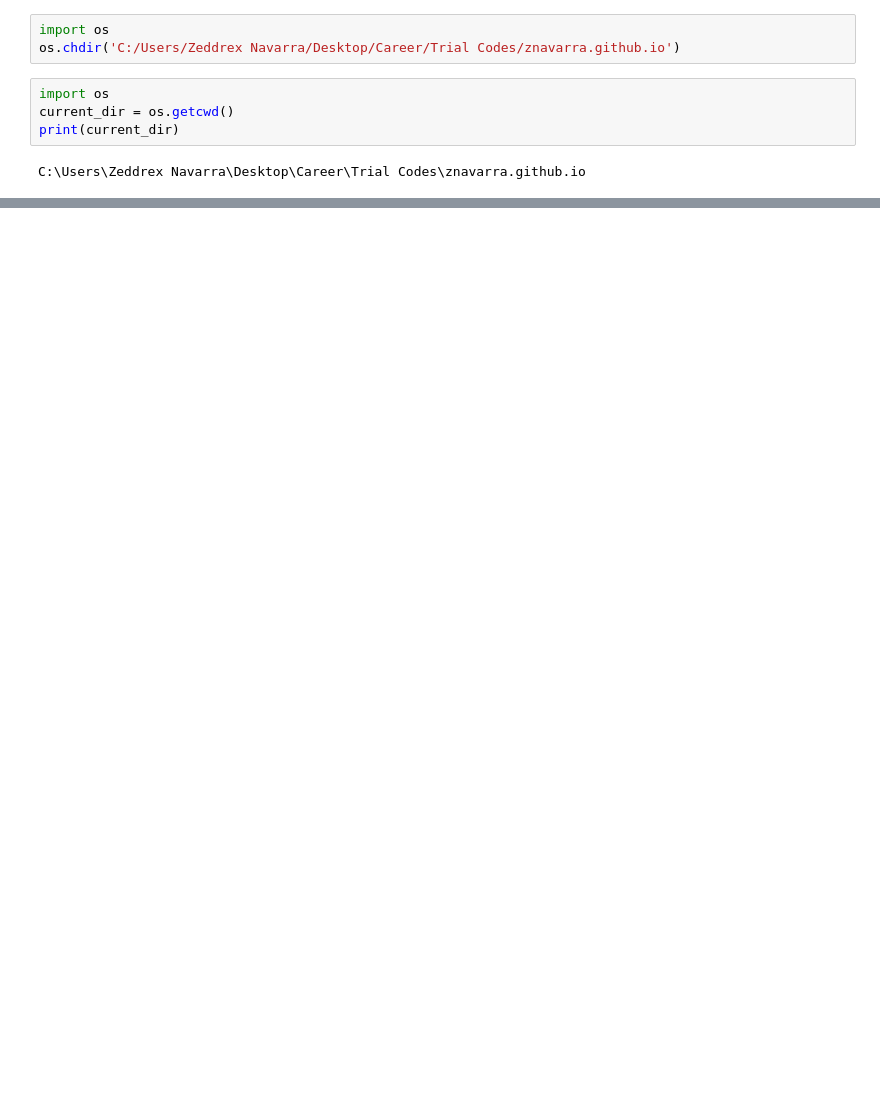
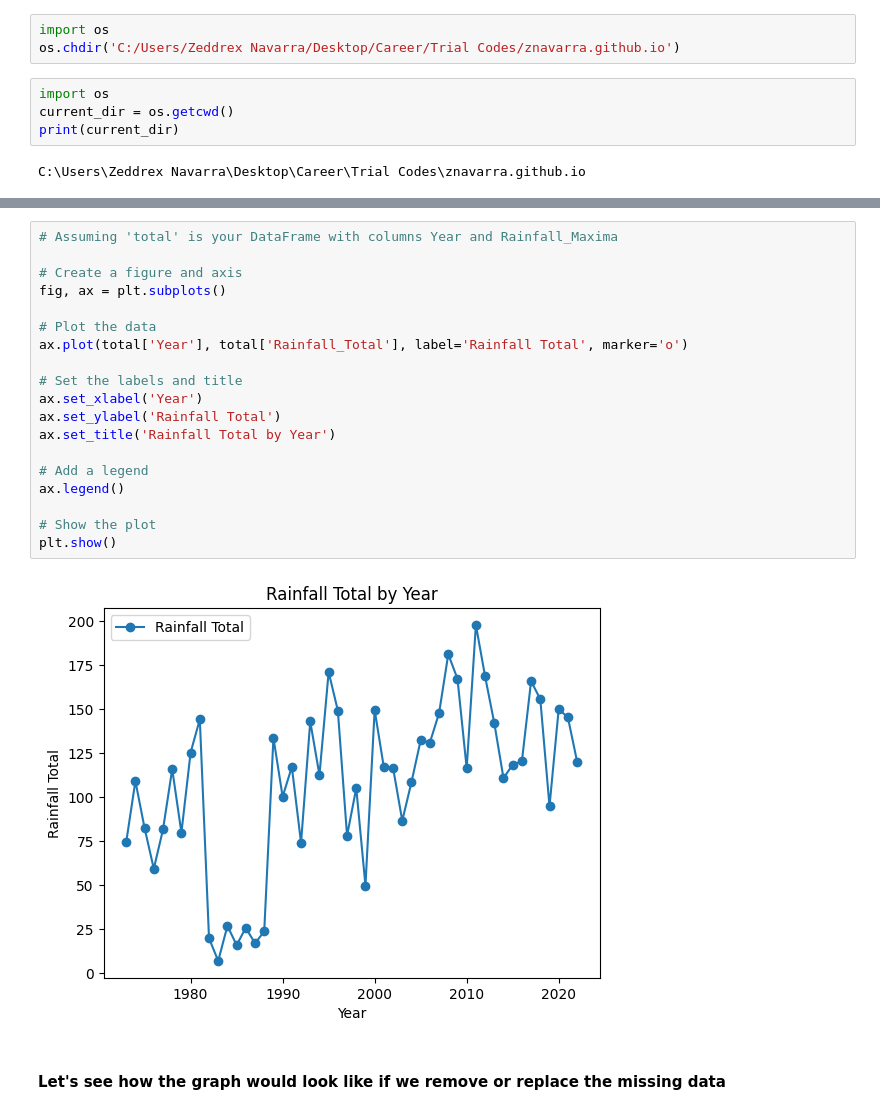
Before and after one commit to znavarra/znavarra.github.io, a Jupyter notebook: python.ipynb, the cells around one changed output, grey strips where cells are left out. Saved outputs shown, nothing was run; the diff lists cells and outputs as text; blank space fills up the shorter version.

```diff
--- a/python.ipynb
+++ b/python.ipynb
@@ -47,0 +164,23 @@ memory usage: 677.5+ KB
+# %%
+# Assuming 'total' is your DataFrame with columns Year and Rainfall_Maxima
+
+# Create a figure and axis
+fig, ax = plt.subplots()
+
+# Plot the data
+ax.plot(total['Year'], total['Rainfall_Total'], label='Rainfall Total', marker='o')
+
+# Set the labels and title
+ax.set_xlabel('Year')
+ax.set_ylabel('Rainfall Total')
+ax.set_title('Rainfall Total by Year')
+
+# Add a legend
+ax.legend()
+
+# Show the plot
+plt.show()
+# %% [output]
+[figure, added]
+# %% [markdown]
+#### Let's see how the graph would look like if we remove or replace the missing data
```
Also changed, not shown: parts of 14 cells of this notebook.
